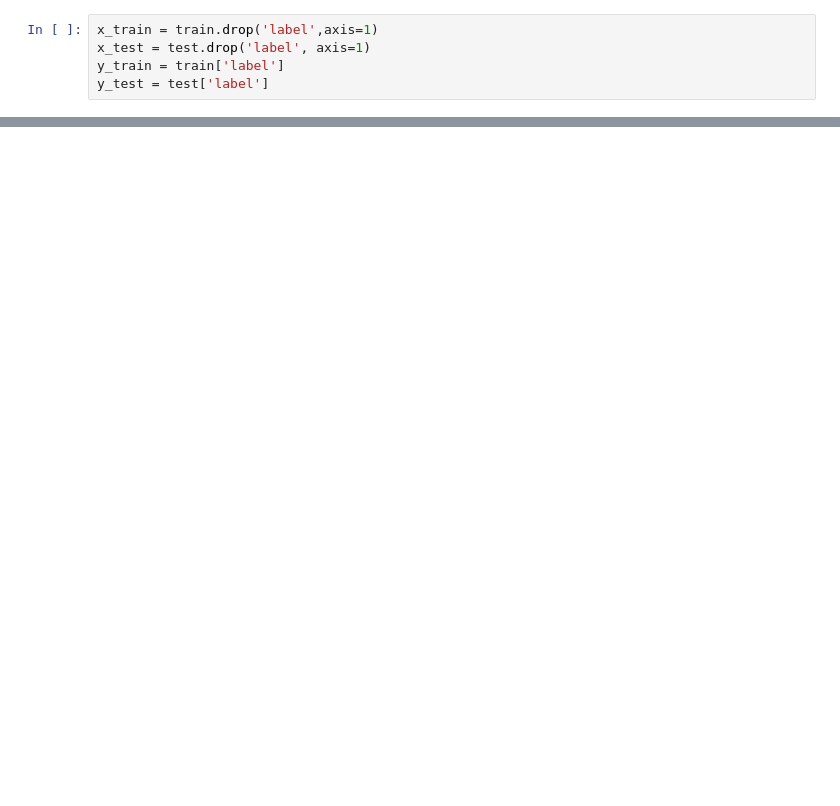
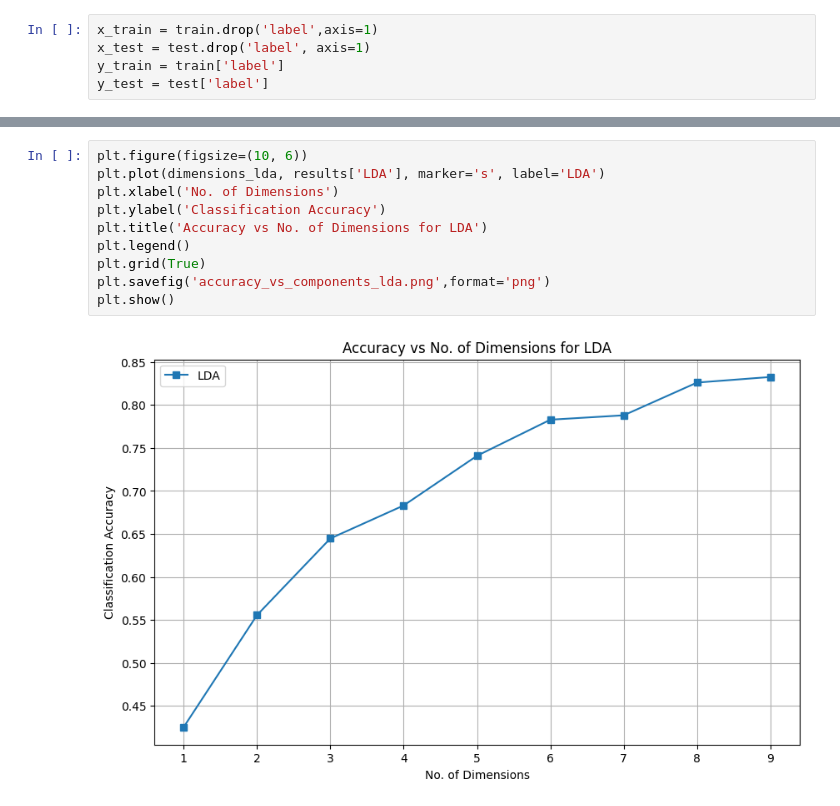
Before and after one commit to LiTianchu/IE4476-Classification-Assignment, a Jupyter notebook: reduction.ipynb, the cells around one changed output, grey strips where cells are left out. Saved outputs shown, nothing was run; the diff lists cells and outputs as text; blank space fills up the shorter version.

```diff
--- a/reduction.ipynb
+++ b/reduction.ipynb
@@ -89,0 +187,12 @@ print(clf_svc.score(x_test_pca,y_test))
+# %%
+plt.figure(figsize=(10, 6))
+plt.plot(dimensions_lda, results['LDA'], marker='s', label='LDA')
+plt.xlabel('No. of Dimensions')
+plt.ylabel('Classification Accuracy')
+plt.title('Accuracy vs No. of Dimensions for LDA')
+plt.legend()
+plt.grid(True)
+plt.savefig('accuracy_vs_components_lda.png',format='png')
+plt.show()
+# %% [output]
+[figure, added]
```
Also changed, not shown: parts of 22 cells of this notebook, 4 other files.
